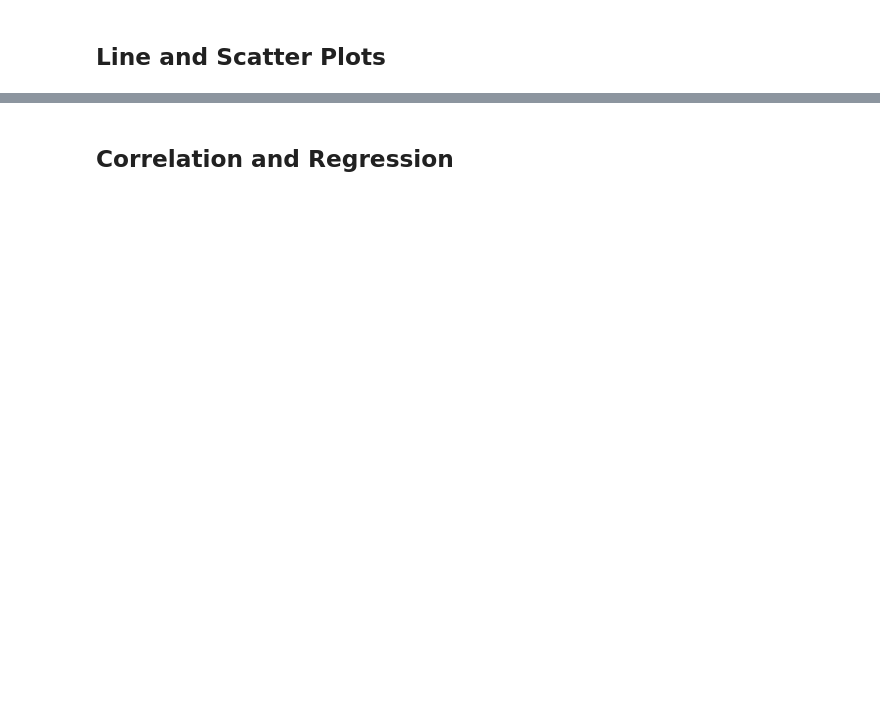
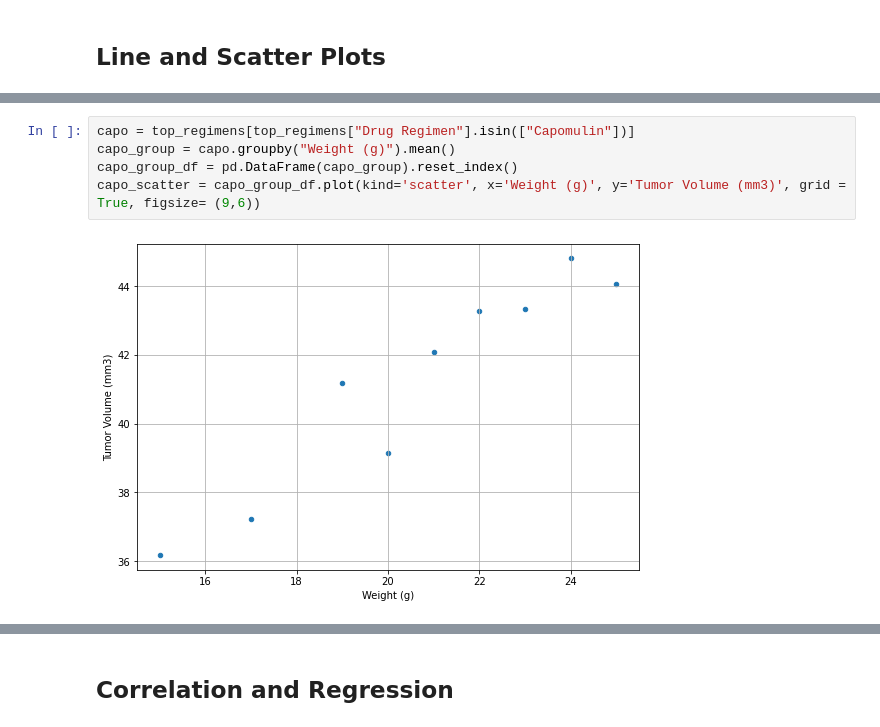
Before and after one commit to lauragabrielson/Matplotlib_Challenge, a Jupyter notebook: pymaceuticals_starter.ipynb, the cells around one changed output, grey strips where cells are left out. Cells and saved outputs as stored; diff of their text form; blank space fills up the shorter version.

```diff
--- a/pymaceuticals_starter.ipynb
+++ b/pymaceuticals_starter.ipynb
@@ -355,0 +440,7 @@ KeyError: 'weight'
+# %%
+capo = top_regimens[top_regimens["Drug Regimen"].isin(["Capomulin"])]
+capo_group = capo.groupby("Weight (g)").mean()
+capo_group_df = pd.DataFrame(capo_group).reset_index()
+capo_scatter = capo_group_df.plot(kind='scatter', x='Weight (g)', y='Tumor Volume (mm3)', grid = True, figsize= (9,6))
+# %% [output]
+[figure, added]
```
Also changed, not shown: parts of 15 cells of this notebook.
